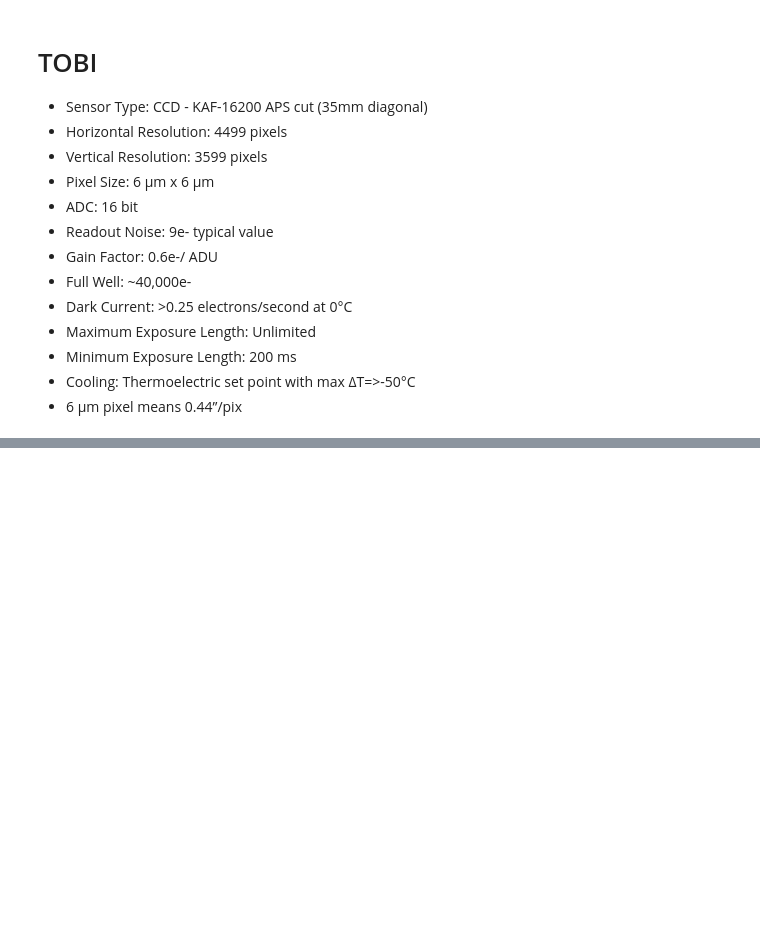
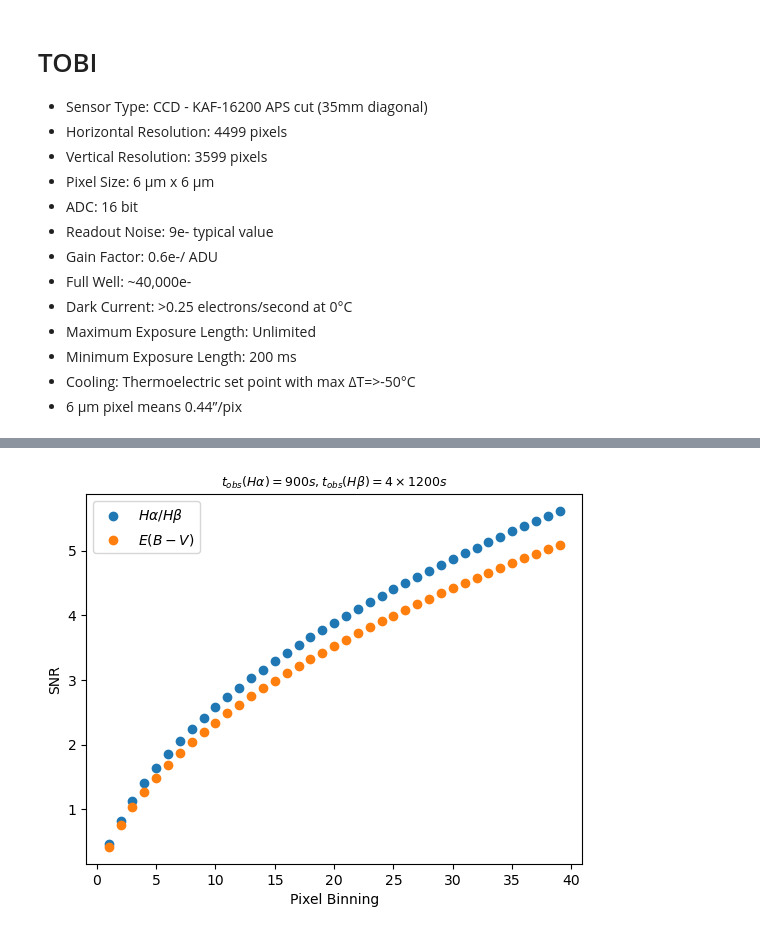
Before and after one commit to robertoinfurna/lab_TOBI_telescope, a Jupyter notebook: SNR.ipynb, the cells around one changed output, grey strips where cells are left out. Drawn from its saved outputs; the diff is of its cells as text; code cells hidden in the pictures; blank space fills up the shorter version.

```diff
--- a/SNR.ipynb
+++ b/SNR.ipynb
@@ -437,0 +598,43 @@ Signal-to-Noise Ratio: SNR = 0.99
+# %%
+### === How is SNR depending on the choice of binning n_pixels, for fixed t_Hb = 5 t_Ha  === ###
+
+
+t_obs_Ha = 900
+n_0_Ha = 1
+t_obs_Hb = 1200
+n_0_Hb = 4
+
+n_pixels = np.arange(1,40,1)
+
+Signal_Ha =  10**C['Ha'] * Flux_Ha_pix / filter_width['Ha'] * n_0_Ha * t_obs_Ha * n_pixels
+N_sky_Ha = 10**C['Ha'] * I_sky_Ha * n_0_Ha * t_obs_Ha * n_pixels
+N_dark = Dark_current_TOBI * n_0_Ha * t_obs_Ha * n_pixels
+Noise_Ha = np.sqrt(Signal_Ha + N_sky_Ha + N_dark + Readout_noise)
+
+Signal_Hb =  10**C['Hb'] * Flux_Hb_pix / filter_width['Hb'] * n_0_Hb * t_obs_Hb * n_pixels
+N_sky_Hb = 10**C['Hb'] * I_sky_Hb * n_0_Hb * t_obs_Hb * n_pixels
+N_dark = Dark_current_TOBI * n_0_Hb * t_obs_Hb * n_pixels
+Noise_Hb = np.sqrt(Signal_Hb + N_sky_Hb + N_dark + Readout_noise)
+
+Signal_Balmer = Signal_Ha/Signal_Hb * (n_0_Hb * t_obs_Hb)/(n_0_Ha * t_obs_Ha)
+Noise_Balmer = np.sqrt((Noise_Ha/Signal_Hb)**2+(-Signal_Ha/Signal_Hb**2 * Noise_Hb)**2) * np.sqrt((n_0_Hb * t_obs_Hb)/(n_0_Ha * t_obs_Ha))
+
+
+Signal_EBmV = 1.97 * np.log10(Signal_Balmer/2.86)
+Noise_EBmV = 1.97/np.log(10) * Noise_Balmer/Signal_Balmer
+
+SNR_Balmer = Signal_Balmer / Noise_Balmer
+SNR_EBmV = Signal_EBmV / Noise_EBmV
+
+
+
+plt.scatter(n_pixels,SNR_Balmer,label="$H\\alpha/H\\beta$")
+plt.scatter(n_pixels,SNR_EBmV,label="$E(B-V)$")
+
+plt.title("$t_{obs}(H\\alpha) = 900 s, t_{obs}(H\\beta) = 4 \\times 1200 s$",fontsize=9)
+plt.xlabel("Pixel Binning")
+plt.ylabel("SNR")
+plt.legend()
+plt.show()
+# %% [output]
+[figure, added]
```
Also changed, not shown: parts of 13 cells of this notebook.
